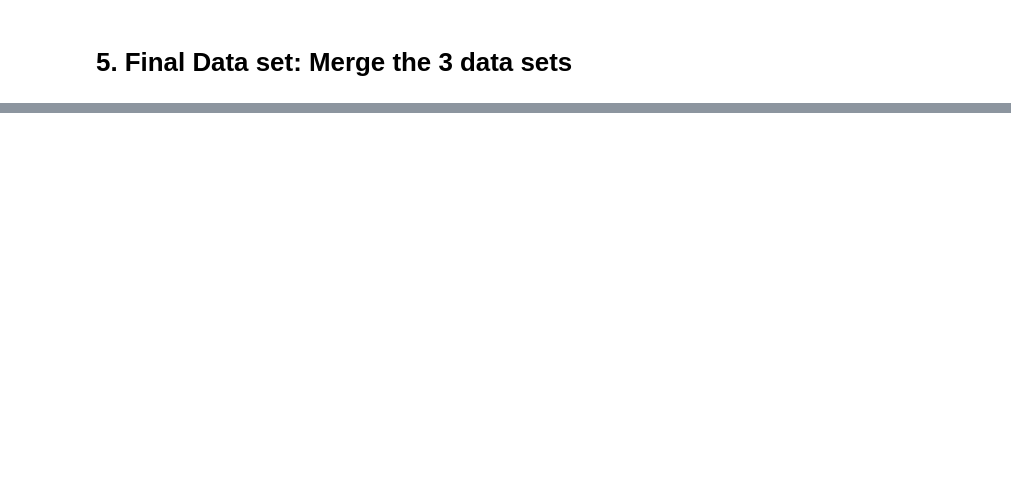
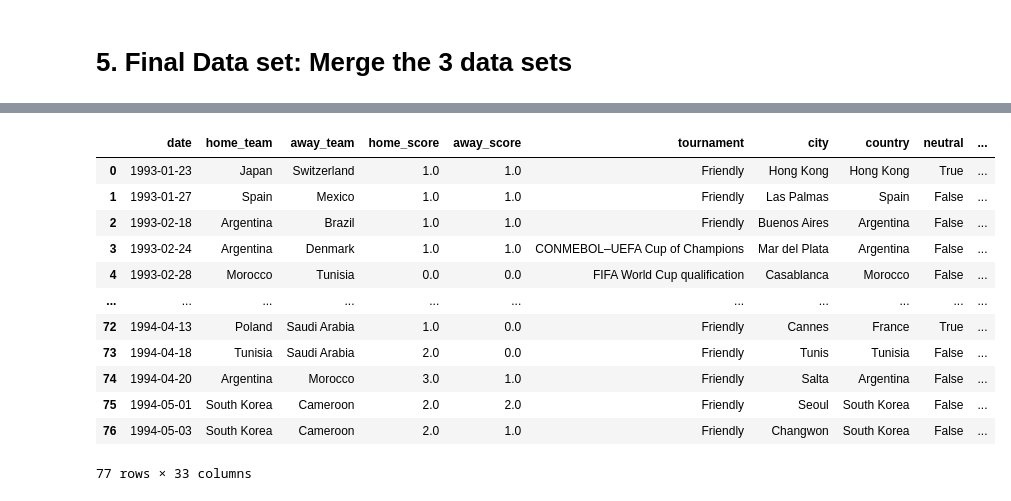
Before and after one commit to ksebastian/ds-capstone-fifa2022, a Jupyter notebook: analysis/fifa-2022-notebook.ipynb, the cells around one changed output, grey strips where cells are left out. Saved outputs shown, nothing was run; the diff lists cells and outputs as text; code cells hidden in the pictures; blank space fills up the shorter version.

```diff
--- a/analysis/fifa-2022-notebook.ipynb
+++ b/analysis/fifa-2022-notebook.ipynb
@@ -581,0 +589,7 @@ spi1.head(100)
+# %%
+merged_df['rank_difference'] = merged_df['rank_home'] - merged_df['rank_away']
+merged_df['average_rank'] = (merged_df['rank_home'] + merged_df['rank_away'])/2
+merged_df['point_difference'] = merged_df['total_points_home'] - merged_df['total_points_away']
+merged_df['score_difference'] = merged_df['home_score'] - merged_df['away_score']
+merged_df['winner'] = merged_df['score_difference'] > 0
+merged_df['is_competitive'] = merged_df['tournament'] != 'Friendly'
@@ -581,0 +609,16 @@ spi1.head(100)
+# %%
+merged_df.head(77)
+# %% [output]
+|  | date | home_team | away_team | home_score | away_score | tournament | city | country | neutral | ... |
+| 0 | 1993-01-23 | Japan | Switzerland | 1.0 | 1.0 | Friendly | Hong Kong | Hong Kong | True | ... |
+| 1 | 1993-01-27 | Spain | Mexico | 1.0 | 1.0 | Friendly | Las Palmas | Spain | False | ... |
+| 2 | 1993-02-18 | Argentina | Brazil | 1.0 | 1.0 | Friendly | Buenos Aires | Argentina | False | ... |
+| 3 | 1993-02-24 | Argentina | Denmark | 1.0 | 1.0 | CONMEBOL–UEFA Cup of Champions | Mar del Plata | Argentina | False | ... |
+| 4 | 1993-02-28 | Morocco | Tunisia | 0.0 | 0.0 | FIFA World Cup qualification | Casablanca | Morocco | False | ... |
+| ... | ... | ... | ... | ... | ... | ... | ... | ... | ... | ... |
+| 72 | 1994-04-13 | Poland | Saudi Arabia | 1.0 | 0.0 | Friendly | Cannes | France | True | ... |
+| 73 | 1994-04-18 | Tunisia | Saudi Arabia | 2.0 | 0.0 | Friendly | Tunis | Tunisia | False | ... |
+| 74 | 1994-04-20 | Argentina | Morocco | 3.0 | 1.0 | Friendly | Salta | Argentina | False | ... |
+| 75 | 1994-05-01 | South Korea | Cameroon | 2.0 | 2.0 | Friendly | Seoul | South Korea | False | ... |
+| 76 | 1994-05-03 | South Korea | Cameroon | 2.0 | 1.0 | Friendly | Changwon | South Korea | False | ... |
+77 rows × 33 columns
```
Also changed, not shown: parts of 58 cells of this notebook.
